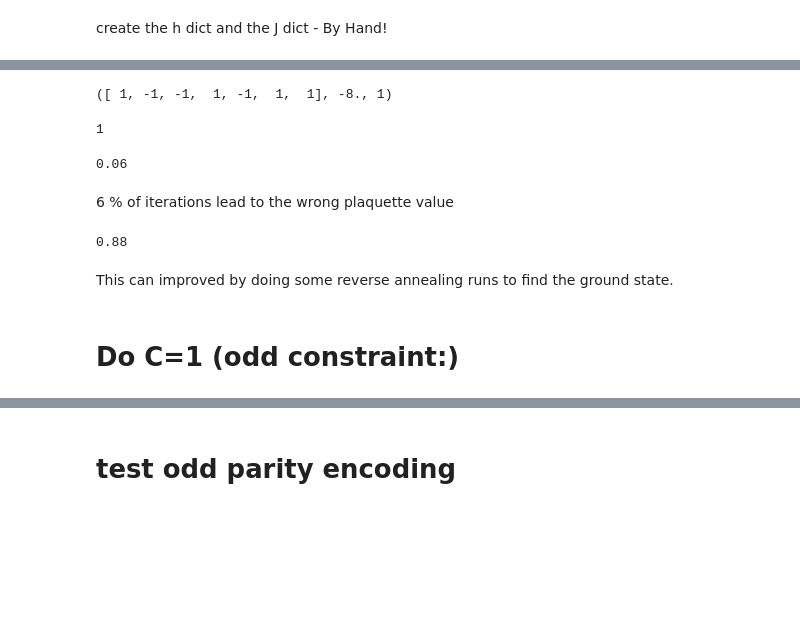
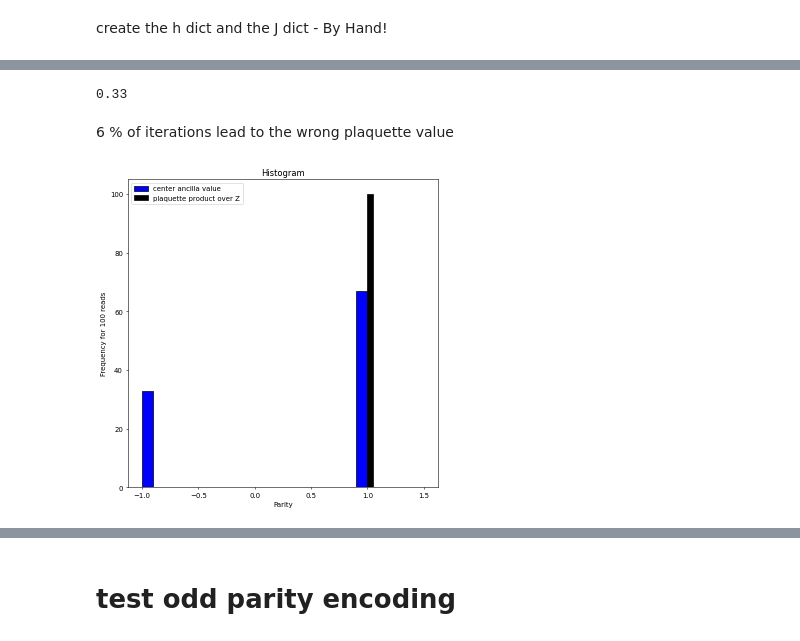
Before and after one commit to vdrouint/d-wave-other, a Jupyter notebook: zephyr-gauge-model.ipynb, the cells around one changed output, grey strips where cells are left out. Drawn from its saved outputs; the diff is of its cells as text; code cells hidden in the pictures; blank space fills up the shorter version.

```diff
--- a/zephyr-gauge-model.ipynb
+++ b/zephyr-gauge-model.ipynb
@@ -141,6 +142,6 @@ for e in graph_all.edges:
 response = sampler.sample_ising(h = h_dict, J=J_dict,
                                             num_reads=100,
                                             annealing_time=20,
-                                            answer_mode="raw")
+                                            answer_mode="raw", num_spin_reversal_transforms = 5)
 dwave.inspector.show(response)
 # %% [output]
@@ -169,6 +152,13 @@ rec.array([([-1,  1,  1,  1, -1,  1, -1], -8., 1),
 # %%
 #the index of the plaquette qubit
-ind_plaquette = response.variables.index(44)
+ind_plaquette = response.variables.index(44) #this is the center of the plaquette - but its value is *not* equal to the parity
 inds_qb_plaquettes = []
 for j in qubits:
     inds_qb_plaquettes.append(response.variables.index(j))
+
+plaq_values = []
+plaq_values_compare = []
+for resp in response.record:
+    plaq_values.append(resp[0][ind_plaquette])
+    plaq_values_compare.append(np.prod(resp[0][inds_qb_plaquettes]))
+#plaq_values
@@ -179,20 +165,5 @@ inds_qb_plaquettes
-# %%
-response.record
-# %% [output]
-([ 1, -1, -1,  1, -1,  1,  1], -8., 1)
-# %%
-np.prod(response.record[10][0][inds_qb_plaquettes])
-# %% [output]
-1
-# %%
-plaq_values = []
-plaq_values_compare = []
-for resp in response.record:
-    plaq_values.append(resp[0][ind_plaquette])
-    plaq_values_compare.append(np.prod(response.record[10][0][inds_qb_plaquettes]))
-#plaq_values
 # %%
-#count the number of times constraint if off.
+#count the number of times constraint is off.
 coff = 0
 for i in range(100):
     if plaq_values[i] != plaq_values_compare[i]:
@@ -200,14 +171,22 @@ for i in range(100):
 
 print(coff/100)
 # %% [output]
-0.06
+0.33
 # %% [markdown]
 6 % of iterations lead to the wrong plaquette value
 # %%
-np.mean(plaq_values)
+import matplotlib.pyplot as plt
+# Create histogram
+num_vals = len(plaq_values)
+plt.hist(np.array(plaq_values), bins=20, edgecolor='black', color = 'blue', label = 'center ancilla value')
+plt.hist(np.array(plaq_values_compare), bins=20, edgecolor='black', color = 'black', label = 'plaquette product over Z')
+
+# Customize labels and title
+plt.xlabel('Parity')
+plt.ylabel('Frequency for 100 reads')
+plt.title('Histogram')
+plt.legend()
+# Display the histogram
+plt.show()
 # %% [output]
-0.88
+[figure, added]
-# %% [markdown]
-This can improved by doing some reverse annealing runs to find the ground state.
-# %% [markdown]
-# Do C=1 (odd constraint:)
```
Also changed, not shown: parts of 39 cells of this notebook, 1 other file.
